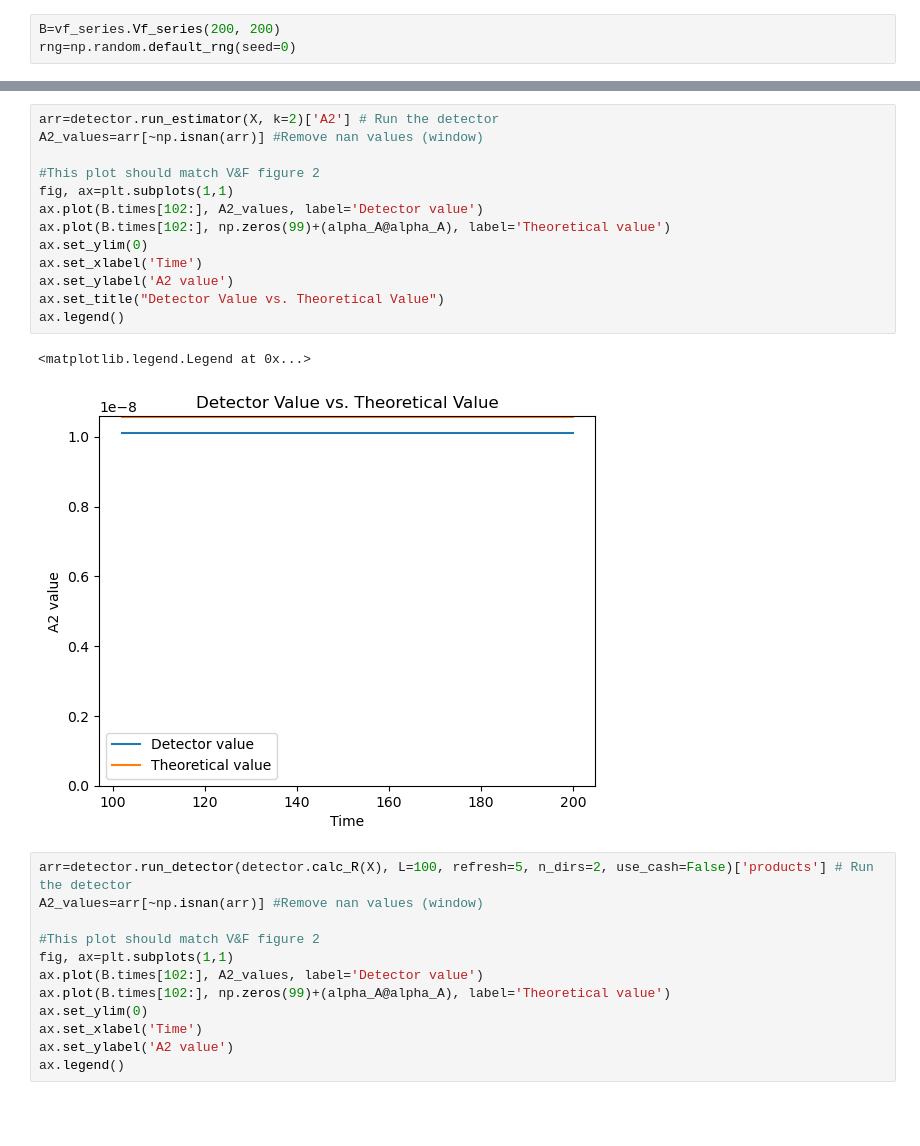
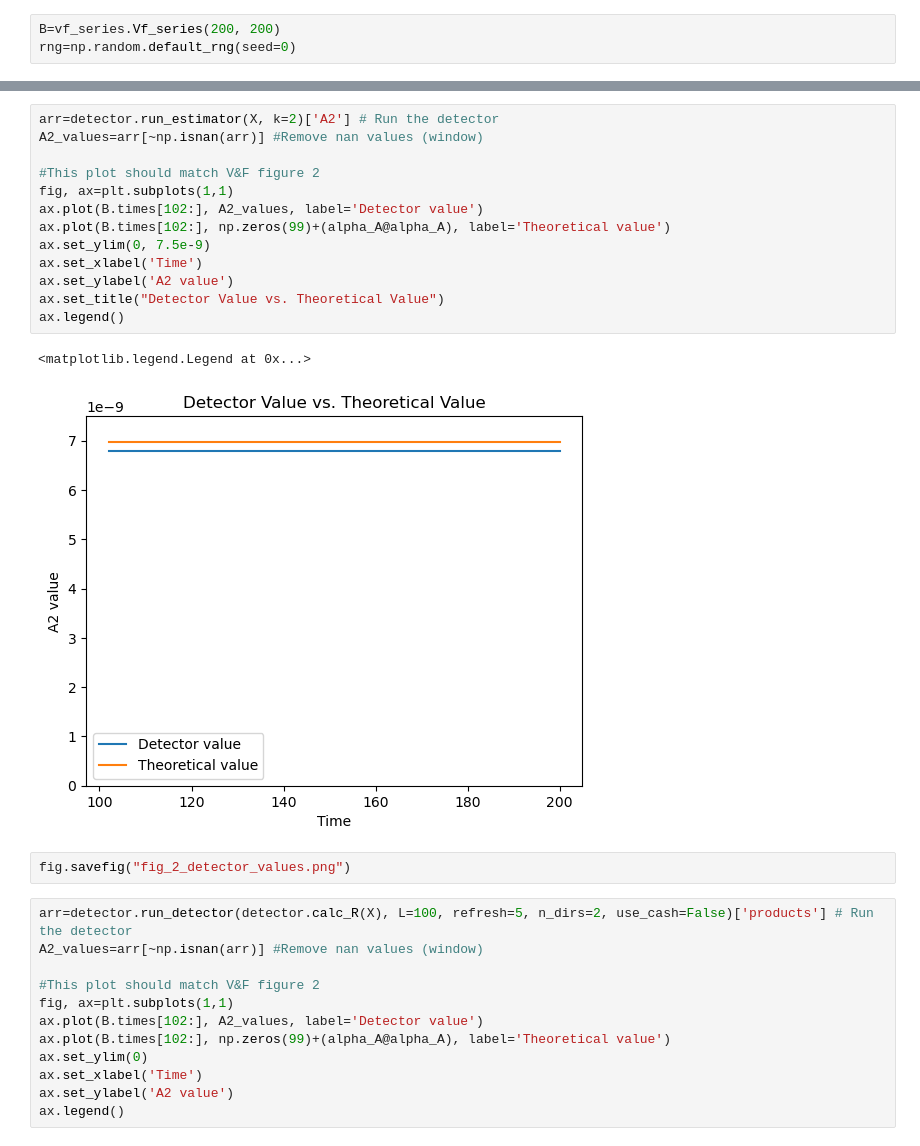
Before and after one commit to apexfund/gauge-arbitrage-theory, a Jupyter notebook: notebooks/raymond/10_26.ipynb, the cells around one changed output, grey strips where cells are left out. Cells and saved outputs as stored; diff of their text form; blank space fills up the shorter version.

Commit message:
updated figures

```diff
--- a/notebooks/raymond/10_26.ipynb
+++ b/notebooks/raymond/10_26.ipynb
@@ -48,19 +48,21 @@ Text(0.5, 1.0, 'Simulation with 20 log-normal random walks (compare to V&F)')
 # %%
 arr=detector.run_estimator(X, k=2)['A2'] # Run the detector
 A2_values=arr[~np.isnan(arr)] #Remove nan values (window)
 
 #This plot should match V&F figure 2
 fig, ax=plt.subplots(1,1)
 ax.plot(B.times[102:], A2_values, label='Detector value')
 ax.plot(B.times[102:], np.zeros(99)+(alpha_A@alpha_A), label='Theoretical value')
-ax.set_ylim(0)
+ax.set_ylim(0, 7.5e-9)
 ax.set_xlabel('Time')
 ax.set_ylabel('A2 value')
 ax.set_title("Detector Value vs. Theoretical Value")
 ax.legend()
 # %% [output]
 <matplotlib.legend.Legend at 0x...>
-[figure, old version]
+[figure, new version]
+# %%
+fig.savefig("fig_2_detector_values.png")
 # %%
 arr=detector.run_detector(detector.calc_R(X), L=100, refresh=5, n_dirs=2, use_cash=False)['products'] # Run the detector
 A2_values=arr[~np.isnan(arr)] #Remove nan values (window)
```
Also changed, not shown: parts of 1 cell of this notebook, 1 other file.
